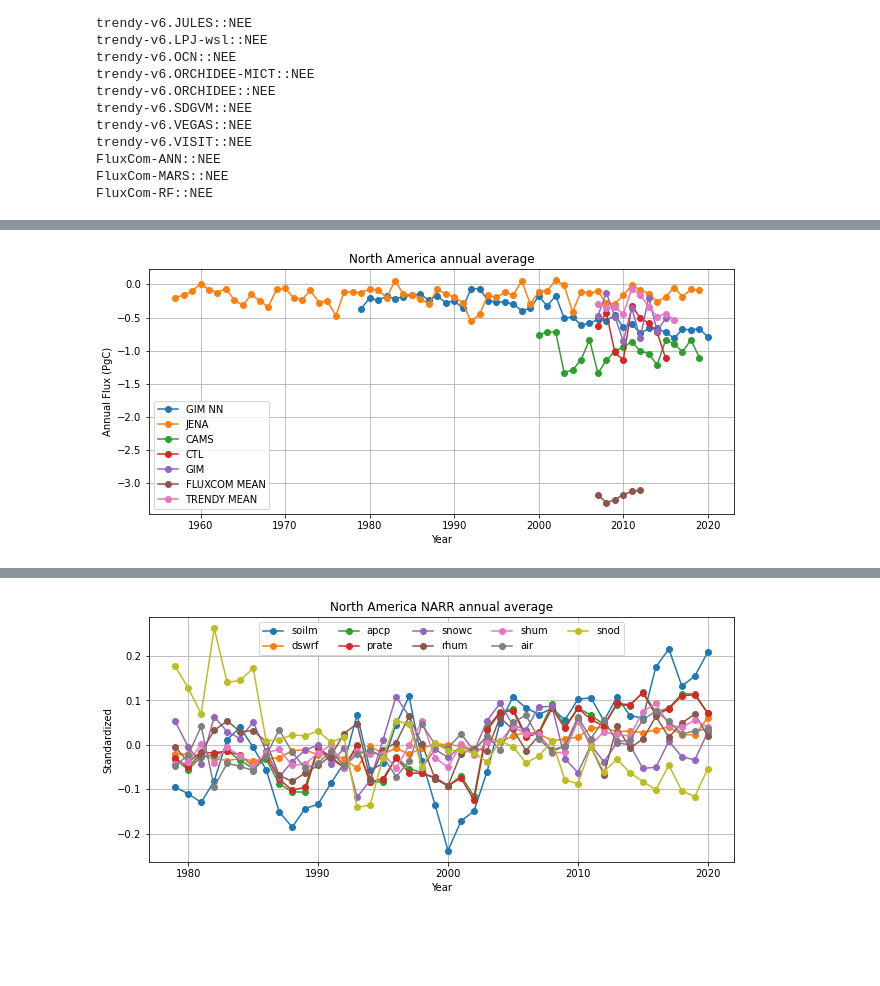
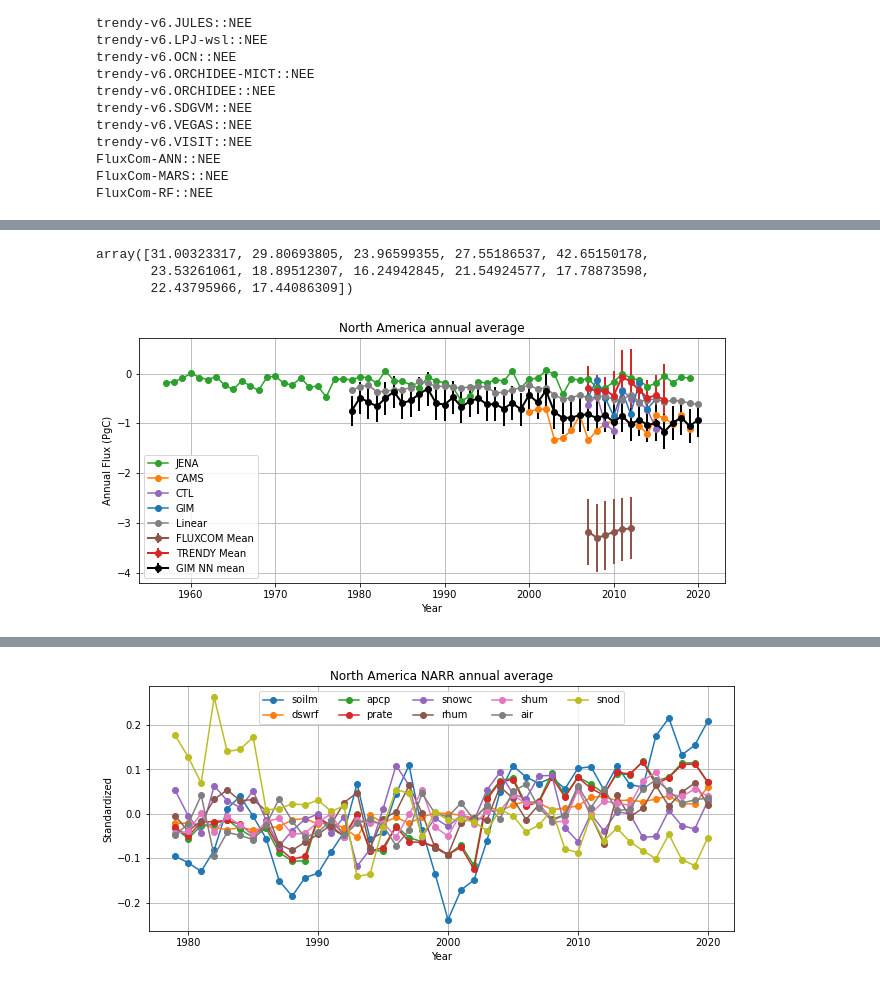
Before and after one commit to ypshiga/Neural_tutorial, a Jupyter notebook: Long_term_NARR_tf.ipynb, the cells around one changed output, grey strips where cells are left out. Cells and saved outputs as stored; diff of their text form; code cells hidden in the pictures; blank space fills up the shorter version.

```diff
--- a/Long_term_NARR_tf.ipynb
+++ b/Long_term_NARR_tf.ipynb
@@ -776,7 +891,7 @@ None
 # %%
 # train nn model using validation year set and stopping at n epochs
 n = 150
-target_train,feature_train,target_validation,feature_validation = create_hold_outs(binary_yearly[:,32],flux_var_GIM,features_2007_2015)
+target_train,feature_train,target_validation,feature_validation = create_hold_outs(binary_yearly[:,32],flux_var_GIM,features_2007_2015_NARR_lite)
 feature_train, feature_validation = transform_features(feature_train,feature_validation)
 linear_model = model_maker('linear',feature_train)
 history_linear = nn_model_train(linear_model,target_train,feature_train,target_validation,feature_validation,n)
@@ -829,3 +932,3 @@ X_final_trim = scaler_x_train.fit_transform(features_1979_2020)
 # %%
 # Predict output using trained model
-y_est = model.predict(X_final_trim, batch_size=len(X_final_trim)) # model estimates for long term data
+y_est_linear = linear_model.predict(X_final_trim_lite, batch_size=len(X_final_trim_lite)) # model estimates for long term data
@@ -955,5 +1061,7 @@ plt.show()
 # %%
-# convert umolC/m2/s to PgC/year
+y_NN_linear = micro_mol_converter(y_est_linear,area_var)
+y_NN_test = micro_mol_converter(y_est,area_var)
+
 y_est_x_area = y_est[:,0]*np.tile(area_var,int(y_est.shape[0]/2613)) # multiply by area -> umolC/s
 y_est_x_area_x_mm = y_est_x_area*(12.0107/1000000) # multiply by molar mass of carbon and divide by 10^6 -> gC/s
 time_const = [] # calculate number of seconds in the correct month
@@ -988,3 +1100,10 @@ def average_seasonal_plot(data,col_label,var_label):
+# %%
+y_NN_mods = np.empty(y_mods.shape)
+
+for i in range(y_NN_mods.shape[1]):
+    temp = y_mods[:,i]
+    temp = np.expand_dims(temp, axis=1)
+    y_NN_mods[:,i] = micro_mol_converter(temp,area_var)
 # %%
 # plot long term seasonal mean of features
 fig=plt.figure()
@@ -1023,40 +1178,61 @@ fig.set_size_inches(10.5, 6.5)
+# %%
+lower_error=(-(np.min(X_tru_mon,axis=1)-np.mean(X_tru_mon,axis=1))/np.power(10, 12))
+upper_error = ((np.max(X_tru_mon,axis=1)-np.mean(X_tru_mon,axis=1))/np.power(10, 12))
+asymmetric_error = [lower_error, upper_error]
+lower_error+upper_error
+# %% [output]
+array([31.00323317, 29.80693805, 23.96599355, 27.55186537, 42.65150178,
+       23.53261061, 18.89512307, 16.24942845, 21.54924577, 17.78873598,
+       22.43795966, 17.44086309])
 # %%
 # plot long term timeseries of fluxes
 y_means_jena=np.sum(np.reshape(flux_var_Jena,(2613*12,-1),order='F'),0)
 y_means_cams=np.sum(np.reshape(flux_var_CAMS,(2613*12,-1),order='F'),0)
 y_means_ctl=np.sum(np.reshape(flux_var_CTL,(2613*12,-1),order='F'),0)
 y_means_est=np.sum(np.reshape(y_NN,(2613*12,-1),order='F'),0)
 y_means_gim=np.sum(np.reshape(y_GIM,(2613*12,-1),order='F'),0)
+y_means_linear=np.sum(np.reshape(y_NN_linear,(2613*12,-1),order='F'),0)
 
 y_means_fluxcom=np.nansum(np.reshape(np.mean(fluxcom,axis=1),(2613*12,-1),order='F'),0)
+y_err_fluxcom=2*np.nanstd(np.nansum(np.reshape(fluxcom,(2613*12,-1,fluxcom.shape[1]),order='F'),axis=0),1)
+
 y_means_trendy=np.nansum(np.reshape(np.mean(trendy,axis=1),(2613*12,-1),order='F'),0)
+y_err_trendy=2*np.nanstd(np.nansum(np.reshape(trendy,(2613*12,-1,trendy.shape[1]),order='F'),axis=0),1)
+y_means_NN=np.nansum(np.reshape(np.mean(y_NN_mods,axis=1),(2613*12,-1),order='F'),0)
+y_err=2*np.std(np.sum(np.reshape(y_NN_mods,(2613*12,-1,36),order='F'),axis=0),1)
 
 x_time_fluxcom = range(2007,2013)
 x_time_trendy = range(2007,2017)
 
 x_time_ctl = range(2007,2016)
 x_time_cams = range(2000,2020)
 x_time_jena = range(1957,2020)
 x_time = range(1979,2021)
 
 # plt.plot(x_time,(y_means_est-np.mean(y_means_est))/np.std(y_means_est),'-o',label="Model Estimates")
 # plt.plot(x_time_jena,(y_means_jena-np.mean(y_means_jena))/np.std(y_means_jena),'-o',label="Jena ")
-plt.plot(x_time,y_means_est/np.power(10, 15),'-o',label="GIM NN")
-plt.plot(x_time_jena,y_means_jena/np.power(10, 15),'-o',label="JENA")
-plt.plot(x_time_cams,y_means_cams/np.power(10, 15),'-o',label="CAMS")
-plt.plot(x_time_ctl,y_means_ctl/np.power(10, 15),'-o',label="CTL")
-plt.plot(x_time_ctl,y_means_gim/np.power(10, 15),'-o',label="GIM")
-plt.plot(x_time_fluxcom,y_means_fluxcom/np.power(10, 15),'-o',label="FLUXCOM MEAN")
-plt.plot(x_time_trendy,y_means_trendy/np.power(10, 15),'-o',label="TRENDY MEAN")
+# plt.plot(x_time,y_means_est/np.power(10, 15),'-o',label="GIM NN",color='black')
+plt.plot(x_time_jena,y_means_jena/np.power(10, 15),'-o',label="JENA",color='tab:green')
+plt.plot(x_time_cams,y_means_cams/np.power(10, 15),'-o',label="CAMS",color='tab:orange')
+plt.plot(x_time_ctl,y_means_ctl/np.power(10, 15),'-o',label="CTL",color='tab:purple')
+plt.plot(x_time_ctl,y_means_gim/np.power(10, 15),'-o',label="GIM",color='tab:blue')
+# plt.plot(x_time_fluxcom,y_means_fluxcom/np.power(10, 15),'-o',label="FLUXCOM MEAN")
+plt.errorbar(x_time_fluxcom,y_means_fluxcom/np.power(10, 15),yerr=y_err_fluxcom/np.power(10, 15),marker='o',label='FLUXCOM Mean',linewidth = 2,color='tab:brown')
+
+#plt.plot(x_time_trendy,y_means_trendy/np.power(10, 15),'-o',label="TRENDY MEAN")
+plt.errorbar(x_time_trendy,y_means_trendy/np.power(10, 15),yerr=y_err_trendy/np.power(10, 15),marker='o',label='TRENDY Mean',linewidth = 2,color='tab:red')
+plt.plot(x_time,y_means_linear/np.power(10, 15),'-o',label="Linear",color='grey')
+
+plt.errorbar(x_time,y_means_NN/np.power(10, 15),yerr=y_err/np.power(10, 15),marker='o', color='black',mfc='black',label='GIM NN mean',linewidth = 2)
 
 plt.grid(True)
 plt.legend(loc="lower left")
 plt.xlabel('Year')
 plt.ylabel('Annual Flux (PgC)')
 plt.title('North America annual average')
 fig = plt.gcf()
 fig.set_size_inches(10.5, 4.5)
 plt.show()
 # %% [output]
-[figure, old version]
+[figure, new version]
 # %%
```
Also changed, not shown: parts of 43 cells of this notebook.
